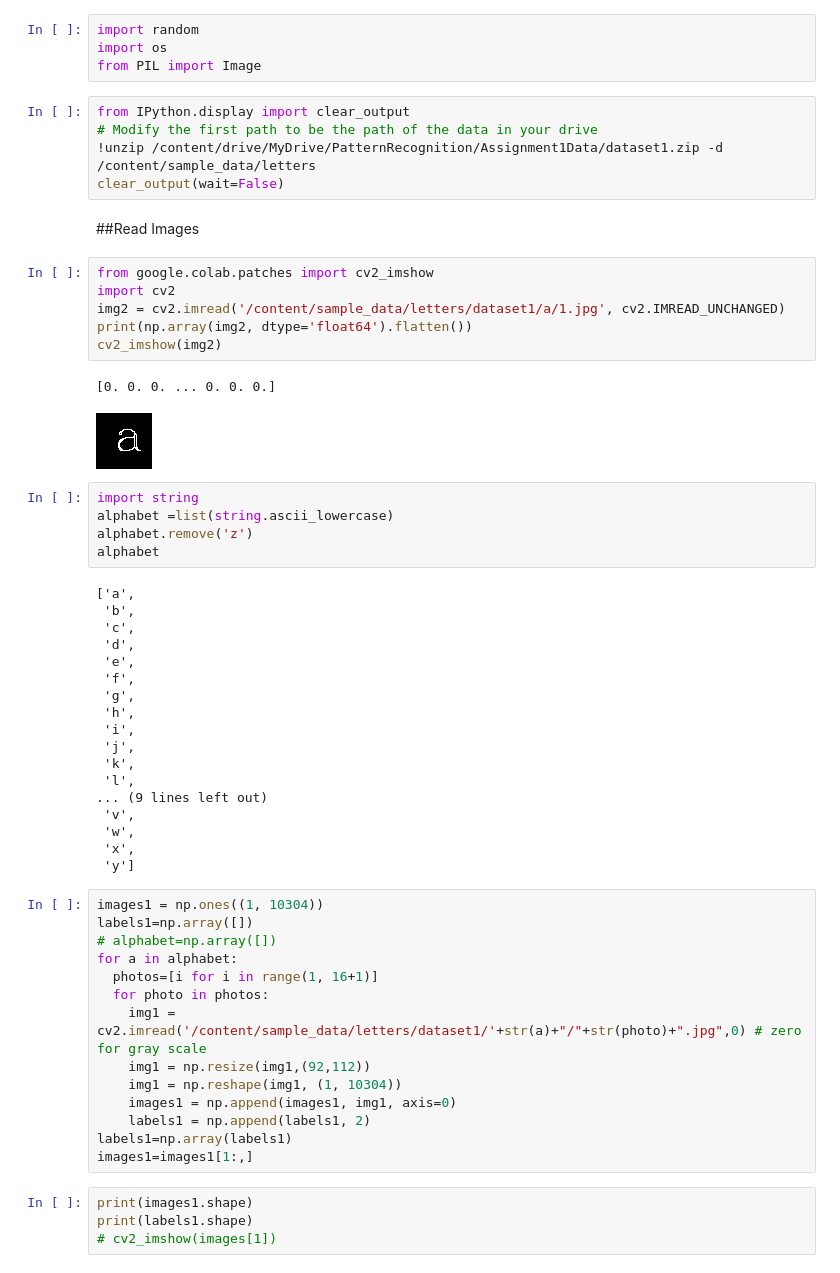
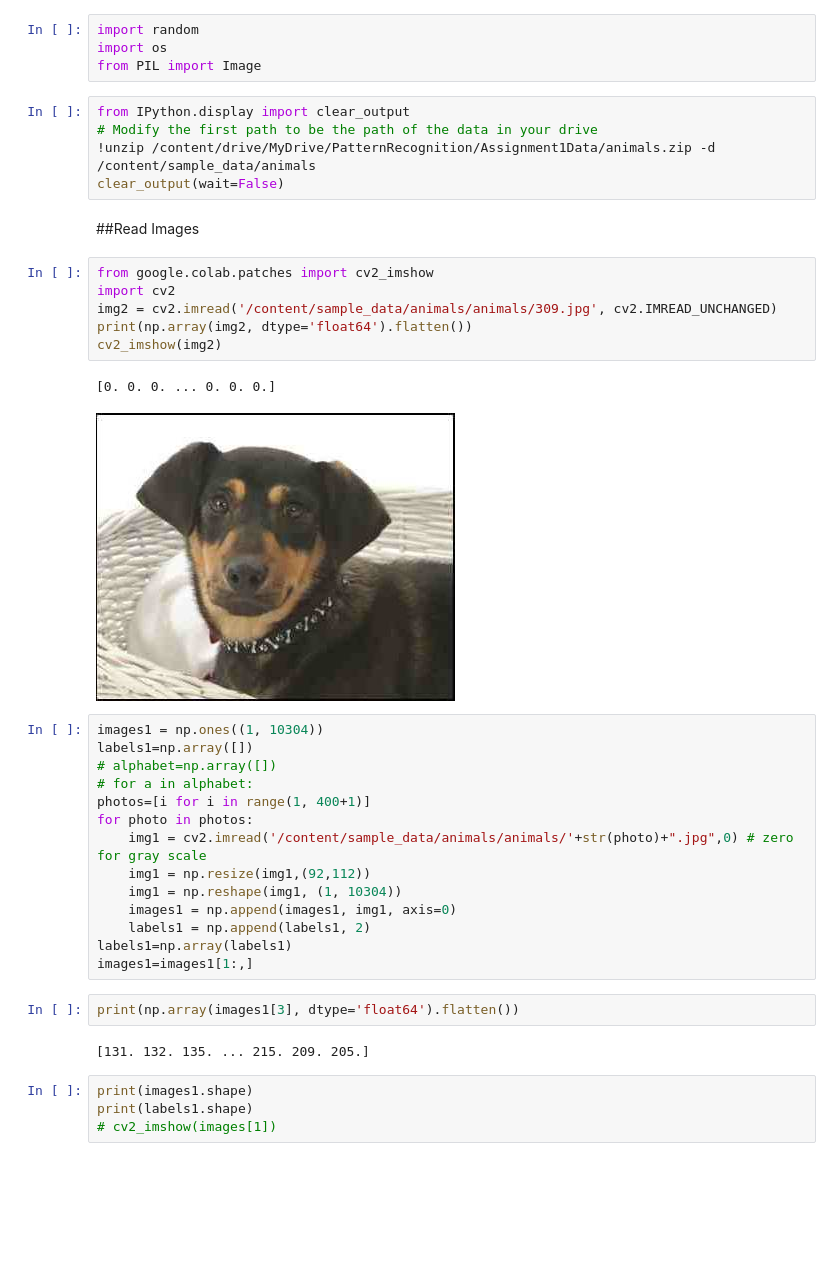
Before and after one commit to 74Mazen74/Face-Recognition, a Jupyter notebook: Assignment_1_PR.ipynb, the cells around one changed output. Saved outputs shown, nothing was run; the diff lists cells and outputs as text; blank space fills up the shorter version.

```diff
--- a/Assignment_1_PR.ipynb
+++ b/Assignment_1_PR.ipynb
@@ -413,56 +395,37 @@ from PIL import Image
 # %%
 from IPython.display import clear_output
 # Modify the first path to be the path of the data in your drive
-!unzip /content/drive/MyDrive/PatternRecognition/Assignment1Data/dataset1.zip -d /content/sample_data/letters
+!unzip /content/drive/MyDrive/PatternRecognition/Assignment1Data/animals.zip -d /content/sample_data/animals
 clear_output(wait=False)
 # %% [markdown]
 ##Read Images
 # %%
 from google.colab.patches import cv2_imshow
 import cv2
-img2 = cv2.imread('/content/sample_data/letters/dataset1/a/1.jpg', cv2.IMREAD_UNCHANGED)
+img2 = cv2.imread('/content/sample_data/animals/animals/309.jpg', cv2.IMREAD_UNCHANGED)
 print(np.array(img2, dtype='float64').flatten())
 cv2_imshow(img2)
 # %% [output]
 [0. 0. 0. ... 0. 0. 0.]
-[figure, old version]
+[figure, new version]
-# %%
-import string
-alphabet =list(string.ascii_lowercase)
-alphabet.remove('z')
-alphabet
-# %% [output]
-['a',
- 'b',
- 'c',
- 'd',
- 'e',
- 'f',
- 'g',
- 'h',
- 'i',
- 'j',
- 'k',
- 'l',
-... (9 lines left out)
- 'v',
- 'w',
- 'x',
- 'y']
 # %%
 images1 = np.ones((1, 10304))
 labels1=np.array([])
 # alphabet=np.array([])
-for a in alphabet:
-  photos=[i for i in range(1, 16+1)]
-  for photo in photos:
-    img1 = cv2.imread('/content/sample_data/letters/dataset1/'+str(a)+"/"+str(photo)+".jpg",0) # zero for gray scale
+# for a in alphabet:
+photos=[i for i in range(1, 400+1)]
+for photo in photos:
+    img1 = cv2.imread('/content/sample_data/animals/animals/'+str(photo)+".jpg",0) # zero for gray scale
     img1 = np.resize(img1,(92,112))
     img1 = np.reshape(img1, (1, 10304))
     images1 = np.append(images1, img1, axis=0)
     labels1 = np.append(labels1, 2)
 labels1=np.array(labels1)
 images1=images1[1:,]
+# %%
+print(np.array(images1[3], dtype='float64').flatten())
+# %% [output]
+[131. 132. 135. ... 215. 209. 205.]
 # %%
 print(images1.shape)
 print(labels1.shape)
```
Also changed, not shown: parts of 13 cells of this notebook.
